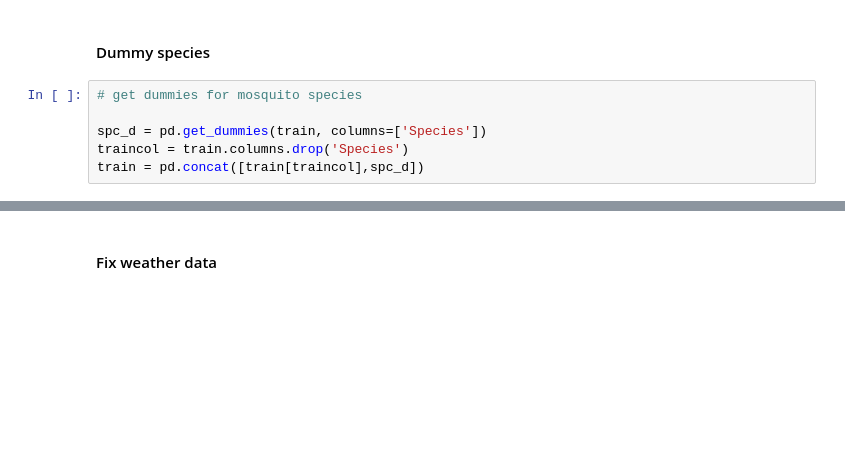
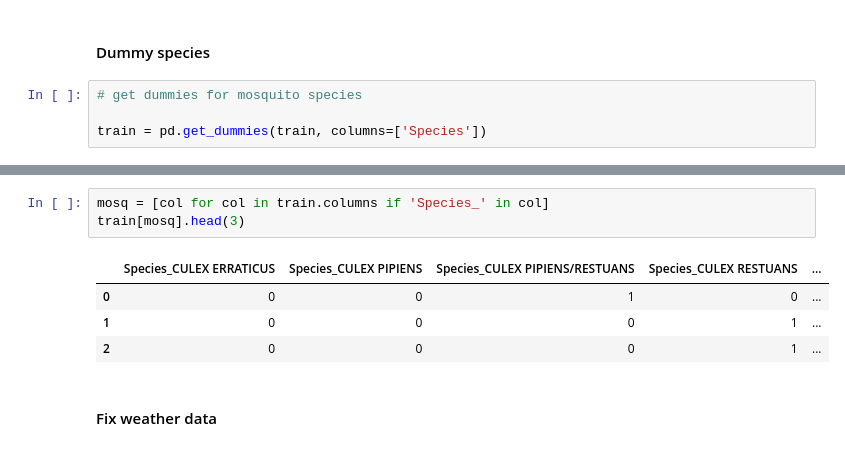
Before and after one commit to mjschillawski/west_nile_virus, a Jupyter notebook: schillawski_wnv.ipynb, the cells around one changed output, grey strips where cells are left out. Cells and saved outputs as stored; diff of their text form; blank space fills up the shorter version.

```diff
--- a/schillawski_wnv.ipynb
+++ b/schillawski_wnv.ipynb
@@ -216,6 +235,4 @@ print(len(weather))
 # %%
 # get dummies for mosquito species
 
-spc_d = pd.get_dummies(train, columns=['Species'])
-traincol = train.columns.drop('Species')
-train = pd.concat([train[traincol],spc_d])
+train = pd.get_dummies(train, columns=['Species'])
@@ -222,3 +248,11 @@ train = pd.concat([train[traincol],spc_d])
+# %%
+mosq = [col for col in train.columns if 'Species_' in col]
+train[mosq].head(3)
+# %% [output]
+|  | Species_CULEX ERRATICUS | Species_CULEX PIPIENS | Species_CULEX PIPIENS/RESTUANS | Species_CULEX RESTUANS | ... |
+| 0 | 0 | 0 | 1 | 0 | ... |
+| 1 | 0 | 0 | 0 | 1 | ... |
+| 2 | 0 | 0 | 0 | 1 | ... |
 # %% [markdown]
 #### Fix weather data
 # %%
```
Also changed, not shown: parts of 34 cells of this notebook.
